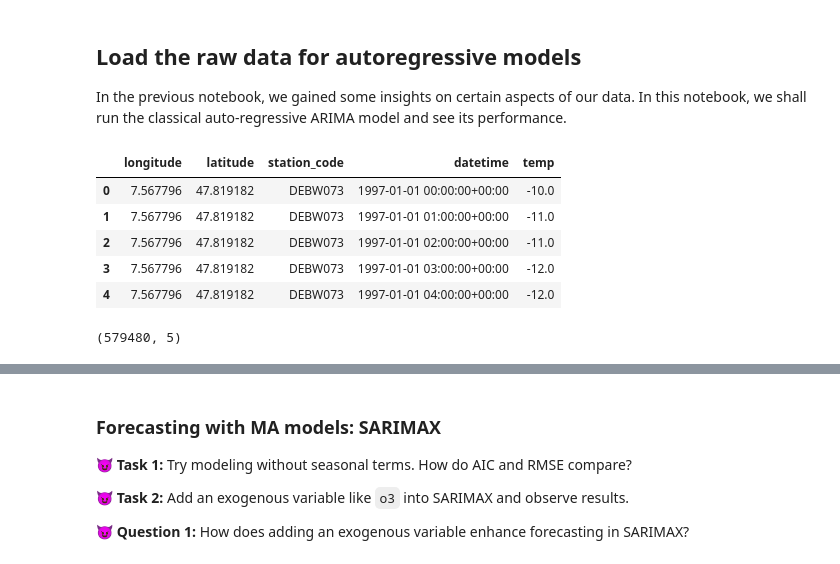
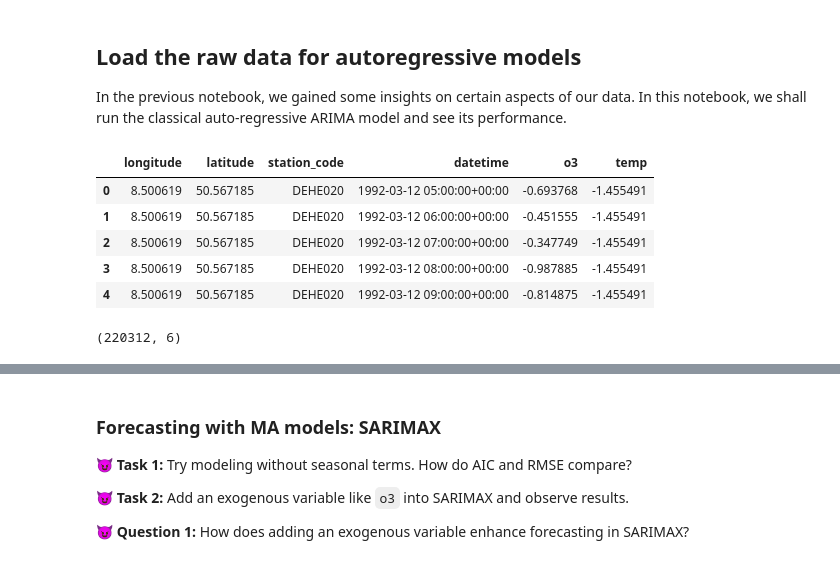
Before and after one commit to pseidel-uzk/mless, a Jupyter notebook: time_series_forecasting/3_AutoRegressive_Models.ipynb, the cells around one changed output, grey strips where cells are left out. Drawn from its saved outputs; the diff is of its cells as text; code cells hidden in the pictures.

```diff
--- a/time_series_forecasting/3_AutoRegressive_Models.ipynb
+++ b/time_series_forecasting/3_AutoRegressive_Models.ipynb
@@ -6,27 +6,28 @@
 In the previous notebook, we gained some insights on certain aspects of our data. In this notebook, we shall run the classical auto-regressive ARIMA model and see its performance.
 # %%
 import pandas as pd
+import csv
 
 ## Raw data csv is also made available for the select stations in URL:
-url = "https://drive.google.com/uc?export=download&id=1cmTTWY3f18SikgRBcZzhtFswIf7XwPJq"
-dataframe = pd.read_csv(url,parse_dates=["datetime"])
-variable_column = "temp"
-## Else if using local files:
-# import os
-# TIMESERIES_DATA_DIR = "./content/timeseries_data/"
-# dataframes = pd.read_csv(os.path.join(TIMESERIES_DATA_DIR, "raw_data.csv"))
+# url = "https://drive.google.com/uc?export=download&id=1cmTTWY3f18SikgRBcZzhtFswIf7XwPJq"
+# dataframe = pd.read_csv(url,parse_dates=["datetime"])
+variable_column = ["temp", "o3"]
+# Else if using local files:
+import os
+TIMESERIES_DATA_DIR = "./timeseries_data/"
+dataframe = pd.read_csv(os.path.join(TIMESERIES_DATA_DIR, "normalized_data.csv"))
 dataframe.head()
 # %% [output]
-|  | longitude | latitude | station_code | datetime | temp |
-| 0 | 7.567796 | 47.819182 | DEBW073 | 1997-01-01 00:00:00+00:00 | -10.0 |
-| 1 | 7.567796 | 47.819182 | DEBW073 | 1997-01-01 01:00:00+00:00 | -11.0 |
-| 2 | 7.567796 | 47.819182 | DEBW073 | 1997-01-01 02:00:00+00:00 | -11.0 |
-| 3 | 7.567796 | 47.819182 | DEBW073 | 1997-01-01 03:00:00+00:00 | -12.0 |
-| 4 | 7.567796 | 47.819182 | DEBW073 | 1997-01-01 04:00:00+00:00 | -12.0 |
+|  | longitude | latitude | station_code | datetime | o3 | temp |
+| 0 | 8.500619 | 50.567185 | DEHE020 | 1992-03-12 05:00:00+00:00 | -0.693768 | -1.455491 |
+| 1 | 8.500619 | 50.567185 | DEHE020 | 1992-03-12 06:00:00+00:00 | -0.451555 | -1.455491 |
+| 2 | 8.500619 | 50.567185 | DEHE020 | 1992-03-12 07:00:00+00:00 | -0.347749 | -1.455491 |
+| 3 | 8.500619 | 50.567185 | DEHE020 | 1992-03-12 08:00:00+00:00 | -0.987885 | -1.455491 |
+| 4 | 8.500619 | 50.567185 | DEHE020 | 1992-03-12 09:00:00+00:00 | -0.814875 | -1.455491 |
 # %%
 dataframe.shape
 # %% [output]
-(579480, 5)
+(220312, 6)
 # %%
 import pandas as pd
 import numpy as np
```
Also changed, not shown: parts of 7 cells of this notebook, 6 other files.
